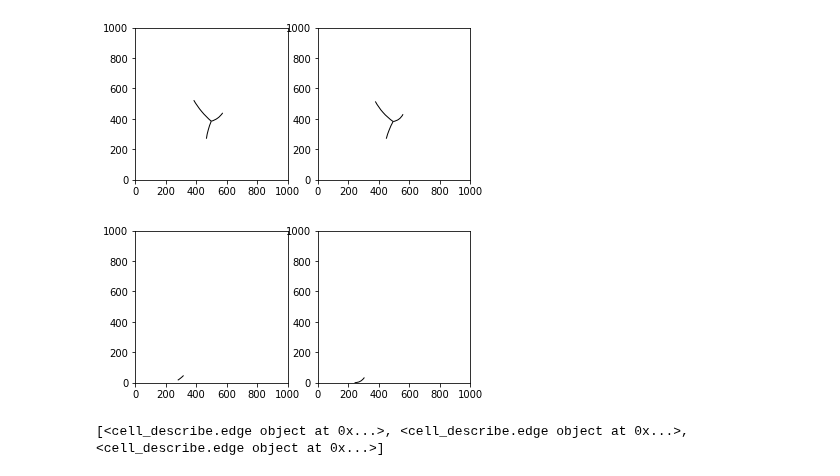
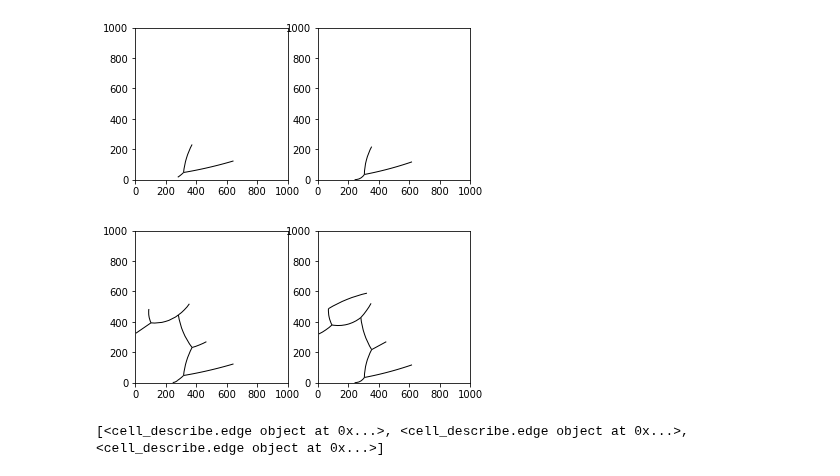
Before and after one commit to AllenCellModeling/DLITE, a Jupyter notebook: notebooks/Manual_tracing_1.ipynb, the cells around one changed output. Saved outputs shown, nothing was run; the diff lists cells and outputs as text; code cells hidden in the pictures.

```diff
--- a/notebooks/Manual_tracing_1.ipynb
+++ b/notebooks/Manual_tracing_1.ipynb
@@ -32,11 +39,11 @@ defaultdict(list,
 # %%
 import matplotlib.pyplot as plt
 fig, (ax, ax1) = plt.subplots(1,2)
-index = 15
+index = 3
 ax.set(xlim = [0,1000], ylim = [0,1000], aspect = 1)
 ax1.set(xlim = [0,1000], ylim = [0,1000], aspect = 1)
-[e.plot(ax) for e in combined_dict[index][0]]
-[e.plot(ax1) for e in combined_dict[index][1]]
+[e.plot(ax) for e in combined_dict[index][0][:]]
+[e.plot(ax1) for e in combined_dict[index][1][:]]
 plt.show()
 # %% [output]
-[figure, old version]
+[figure, new version]
@@ -43,13 +61,13 @@ plt.show()
 # %%
 import matplotlib.pyplot as plt
 fig, (ax, ax1) = plt.subplots(1,2)
 ax.set(xlim = [0,1000], ylim = [0,1000], aspect = 1)
 ax1.set(xlim = [0,1000], ylim = [0,1000], aspect = 1)
-[e.plot(ax) for e in old_dictionary[3][0:1]]
-[e.plot(ax1) for e in new_dictionary[3][0:1]]
+[e.plot(ax) for e in old_edges[0:10]]
+[e.plot(ax1) for e in new_edges[0:10]]
 plt.show()
 # %% [output]
-[figure, old version]
+[figure, new version]
 # %%
 old_dictionary[6] = new_dictionary[6]
 print(old_dictionary[6])
```
Also changed, not shown: parts of 6 cells of this notebook, 8 other files.
